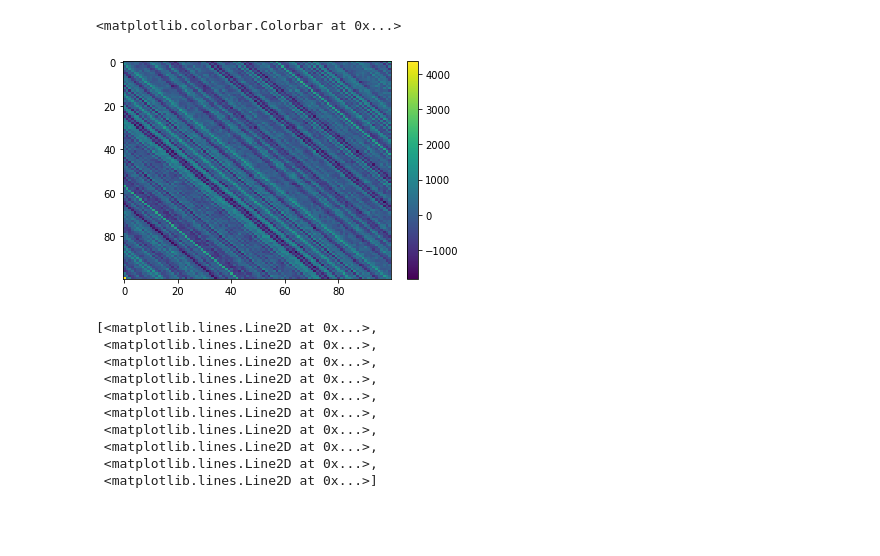
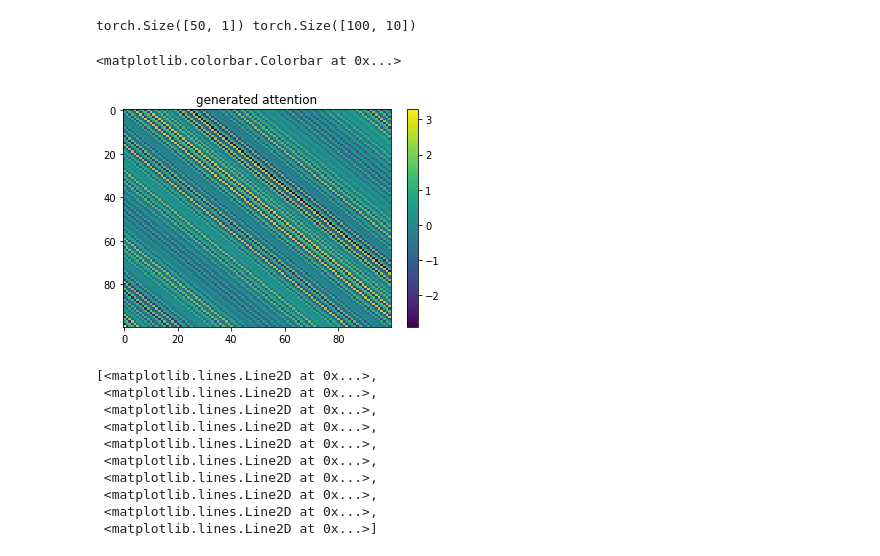
Before and after one commit to aliutkus/spe, a Jupyter notebook: dev/examples/test_spe.ipynb, the cells around one changed output. Drawn from its saved outputs; the diff is of its cells as text; code cells hidden in the pictures; blank space fills up the shorter version.

```diff
--- a/dev/examples/test_spe.ipynb
+++ b/dev/examples/test_spe.ipynb
@@ -61,32 +68,38 @@ torch.Size([1, 32, 600])
 # %%
 # IDEA:
 #generate random toeplitz matrices with a V_q D V_k^H decomposition
 m = 100
 n= 100
-k=50
-r = 256
+k=10
+r = 128
 
 # generate random frequencies (on the unit circle) exp(i 2 pi f ) with f in [0 1]
-v = torch.randn(k, dtype=torch.cfloat); v=v/v.abs()
+v = torch.randn(k, dtype=torch.cfloat, requires_grad=False); v=v/v.abs()
 
 # rotate them according to some positions. (m, k) and (n,k)
 Vq = v[None, :] ** torch.linspace(0,1000,m)[:, None]
 Vk = v[None, :] ** torch.linspace(1000,2000,n)[:, None]
 
 # draw random weights for each frequency
 lamb = torch.rand(k)
-z = lamb[:, None] * torch.randn(k,r, dtype=torch.cfloat)
+#z = lamb[:, None] * torch.randn(k,r, dtype=torch.cfloat)
+# compute the encodings
+print(z.shape, Vq.shape)
+Q= Vq * lamb[None]#Q = torch.mm(Vq,z)
+K = Vk * lamb[None]#K = torch.mm(Vk, z)
 
-# compute the encodings
-Q = torch.mm(Vq,z)
-K = torch.mm(Vk, z)
+"""C = torch.mm(Q, torch.conj(K.T)).real
+loss = C.abs().sum()
+loss.backward()
+"""
 
 plt.imshow(torch.mm(Q, torch.conj(K.T)).real.detach().cpu().numpy(), aspect='auto', interpolation='nearest')
 plt.title('generated attention')
 plt.colorbar()
 # %% [output]
-<matplotlib.colorbar.Colorbar at 0x...>
+torch.Size([50, 1]) torch.Size([100, 10])
+<matplotlib.colorbar.Colorbar at 0x...>
-[figure, old version]
+[figure, new version]
 # %%
 plt.plot(Q[:,:10].real)
 # %% [output]
```
Also changed, not shown: parts of 4 cells of this notebook, 2 other files.
